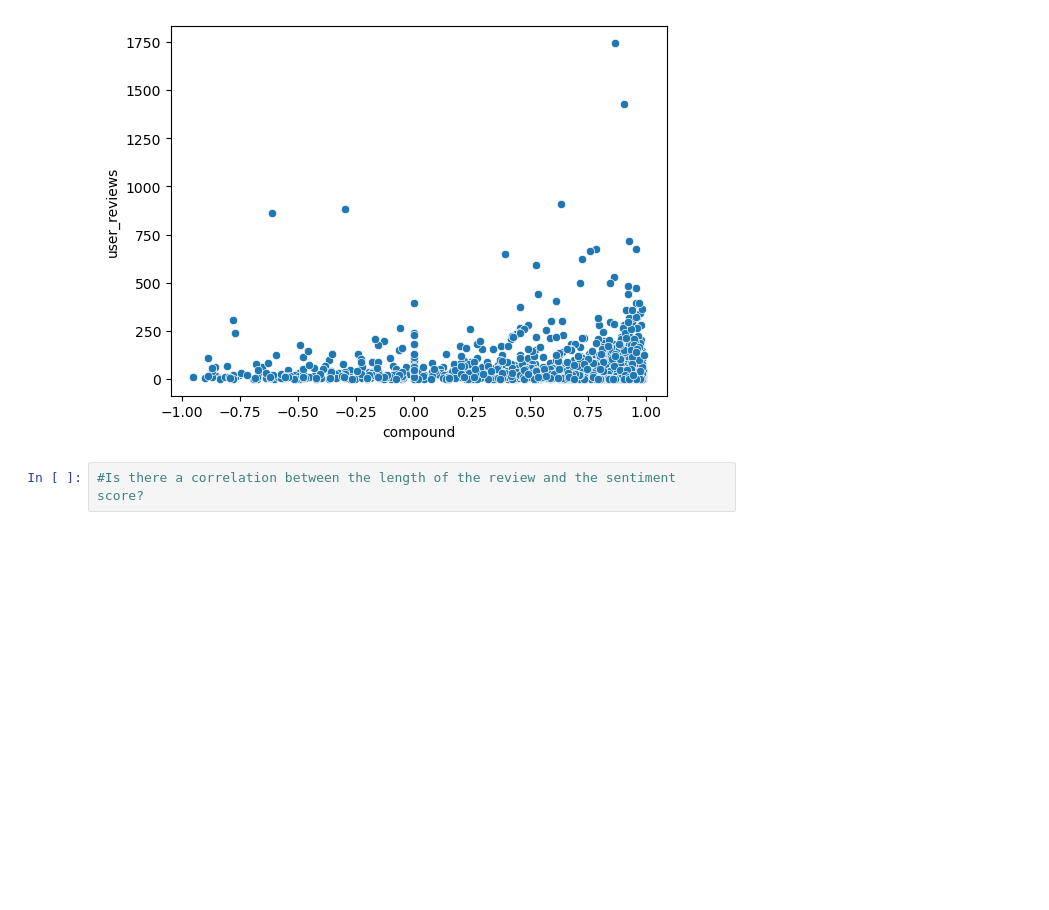
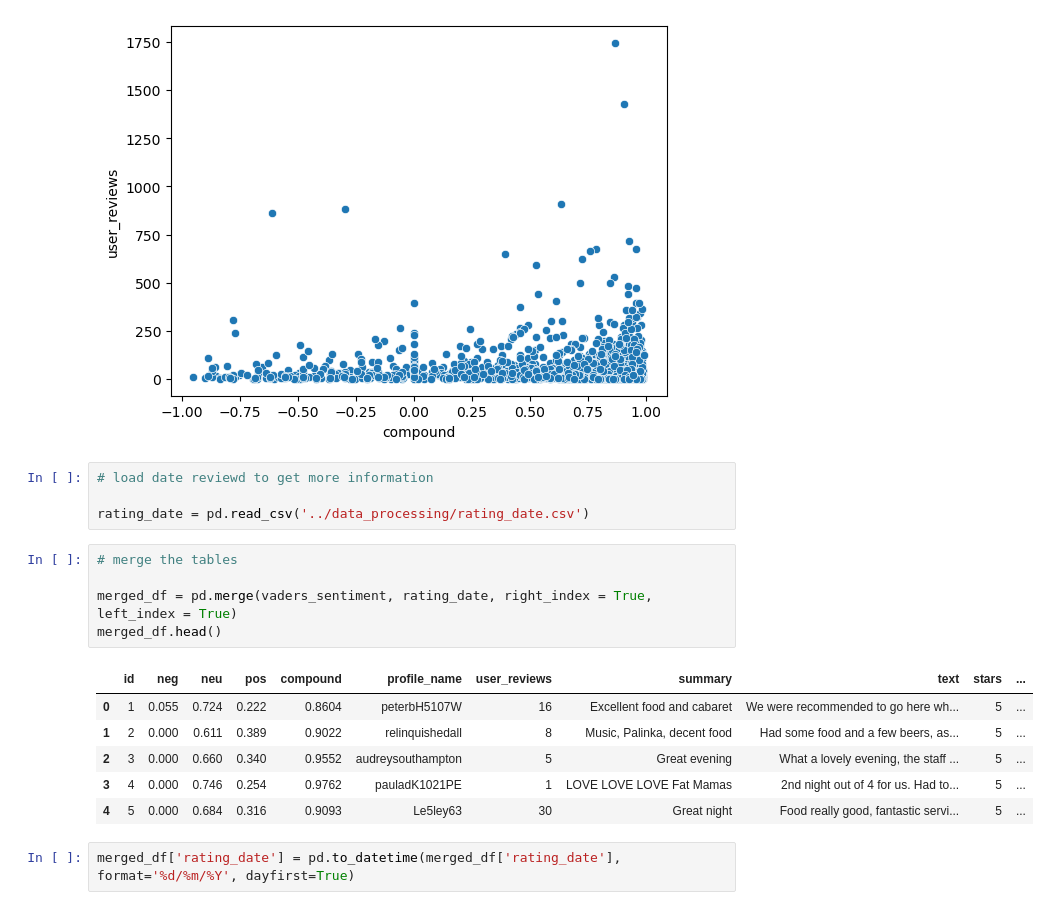
Before and after one commit to victoras24/sentiment_analysis, a Jupyter notebook: data_processing/data_analysis.ipynb, the cells around one changed output. Cells and saved outputs as stored; diff of their text form; blank space fills up the shorter version.

```diff
--- a/data_processing/data_analysis.ipynb
+++ b/data_processing/data_analysis.ipynb
@@ -179,5 +180,21 @@ sns.scatterplot(data = vaders_sentiment, x='compound', y='user_reviews')
 plt.show()
 # %% [output]
 [figure]
-# %%
-#Is there a correlation between the length of the review and the sentiment score?
+# %%
+# load date reviewd to get more information
+
+rating_date = pd.read_csv('../data_processing/rating_date.csv')
+# %%
+# merge the tables
+
+merged_df = pd.merge(vaders_sentiment, rating_date, right_index = True, left_index = True)
+merged_df.head()
+# %% [output]
+|  | id | neg | neu | pos | compound | profile_name | user_reviews | summary | text | stars | ... |
+| 0 | 1 | 0.055 | 0.724 | 0.222 | 0.8604 | peterbH5107W | 16 | Excellent food and cabaret | We were recommended to go here wh... | 5 | ... |
+| 1 | 2 | 0.000 | 0.611 | 0.389 | 0.9022 | relinquishedall | 8 | Music, Palinka, decent food | Had some food and a few beers, as... | 5 | ... |
+| 2 | 3 | 0.000 | 0.660 | 0.340 | 0.9552 | audreysouthampton | 5 | Great evening | What a lovely evening, the staff ... | 5 | ... |
+| 3 | 4 | 0.000 | 0.746 | 0.254 | 0.9762 | pauladK1021PE | 1 | LOVE LOVE LOVE Fat Mamas | 2nd night out of 4 for us. Had to... | 5 | ... |
+| 4 | 5 | 0.000 | 0.684 | 0.316 | 0.9093 | Le5ley63 | 30 | Great night | Food really good, fantastic servi... | 5 | ... |
+# %%
+merged_df['rating_date'] = pd.to_datetime(merged_df['rating_date'], format='%d/%m/%Y', dayfirst=True)
```
Also changed, not shown: parts of 8 cells of this notebook, 1 other file.
